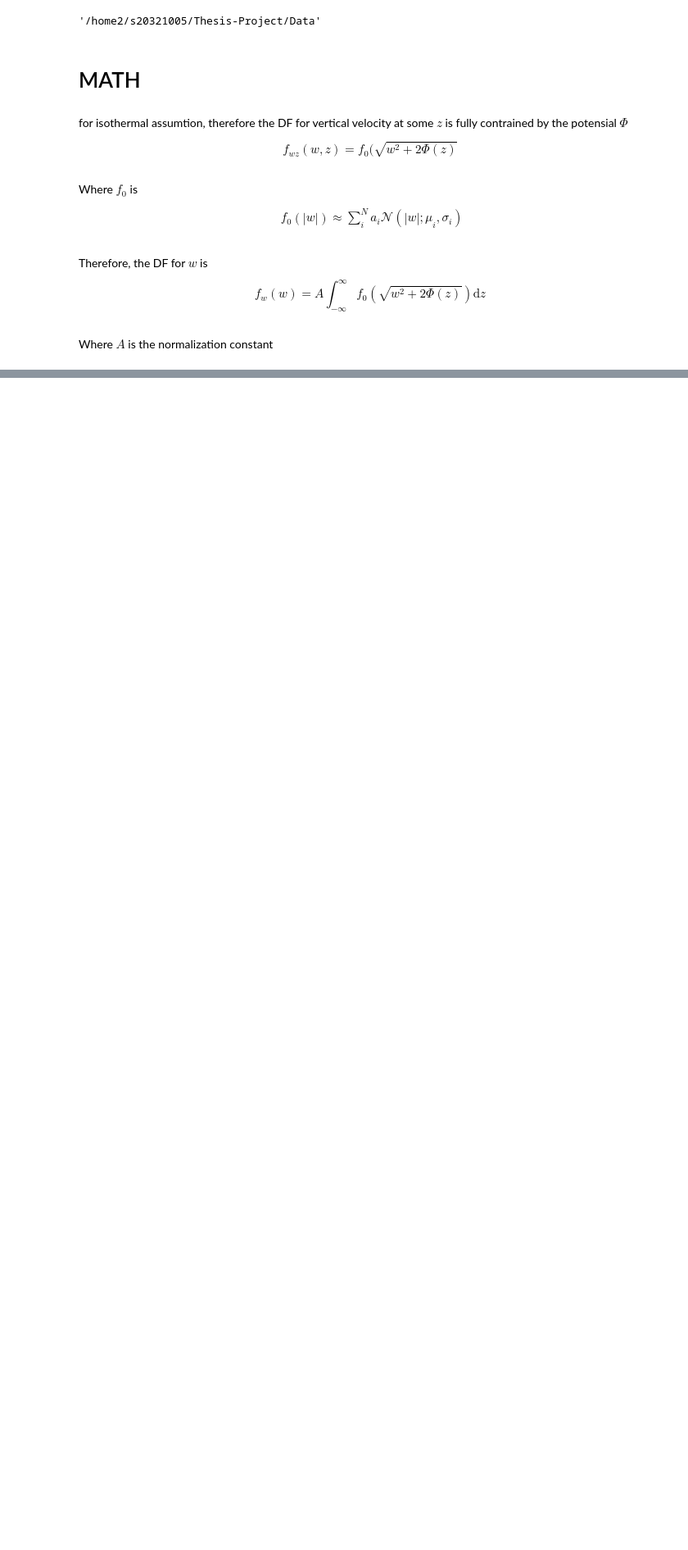
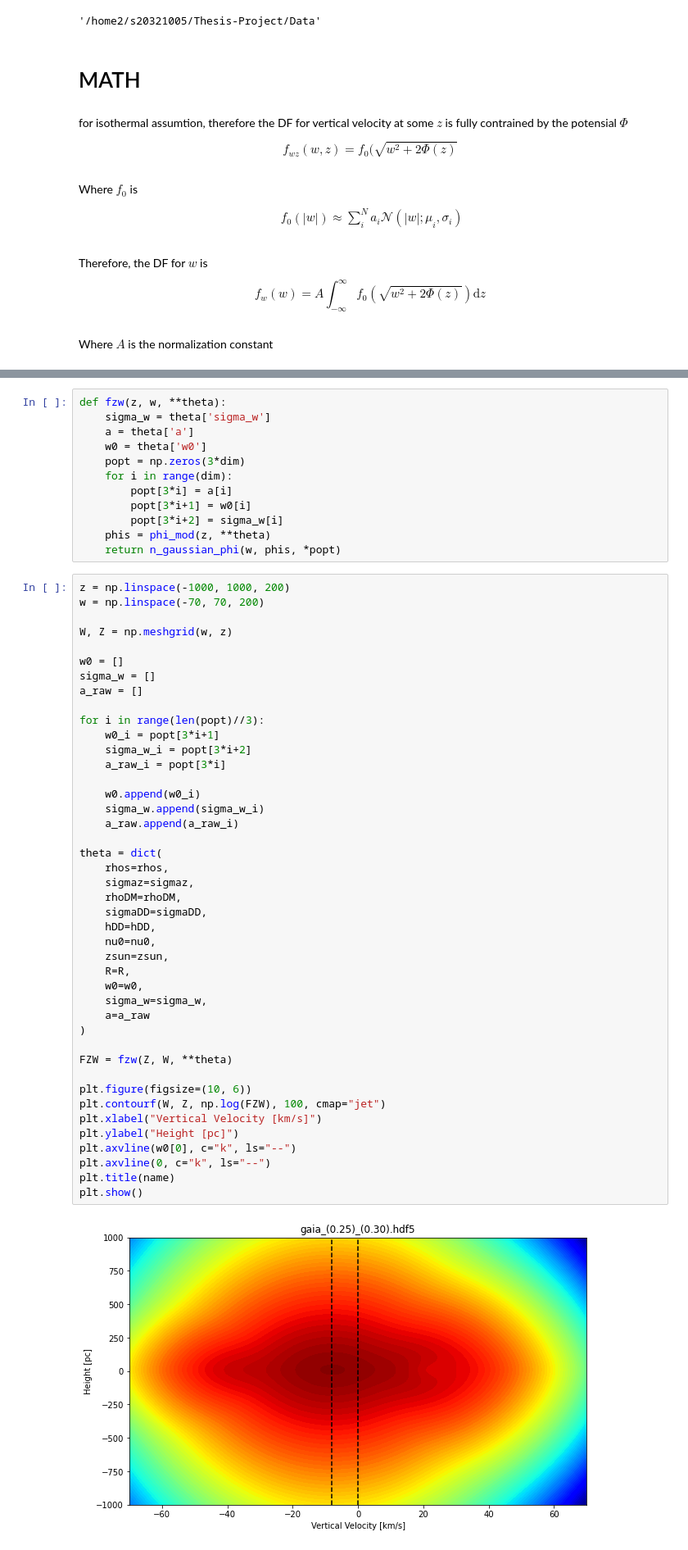
Before and after one commit to Alisyaifudin/Thesis-Project, a Jupyter notebook: 4_Gravity/4.2. VVD.ipynb, the cells around one changed output, grey strips where cells are left out. Shown at 82% size. Drawn from its saved outputs; the diff is of its cells as text; blank space fills up the shorter version.

```diff
--- a/4_Gravity/4.2. VVD.ipynb
+++ b/4_Gravity/4.2. VVD.ipynb
@@ -59,0 +161,57 @@ Where $A$ is the normalization constant
+# %%
+def fzw(z, w, **theta):
+    sigma_w = theta['sigma_w']
+    a = theta['a']
+    w0 = theta['w0']
+    popt = np.zeros(3*dim)
+    for i in range(dim):
+        popt[3*i] = a[i]
+        popt[3*i+1] = w0[i]
+        popt[3*i+2] = sigma_w[i]
+    phis = phi_mod(z, **theta)
+    return n_gaussian_phi(w, phis, *popt)
+# %%
+z = np.linspace(-1000, 1000, 200)
+w = np.linspace(-70, 70, 200)
+
+W, Z = np.meshgrid(w, z)
+
+w0 = []
+sigma_w = []
+a_raw = []
+
+for i in range(len(popt)//3):
+    w0_i = popt[3*i+1]
+    sigma_w_i = popt[3*i+2]
+    a_raw_i = popt[3*i]
+
+    w0.append(w0_i)
+    sigma_w.append(sigma_w_i)
+    a_raw.append(a_raw_i)
+
+theta = dict(
+    rhos=rhos,
+    sigmaz=sigmaz,
+    rhoDM=rhoDM,
+    sigmaDD=sigmaDD,
+    hDD=hDD,
+    nu0=nu0,
+    zsun=zsun,
+    R=R,
+    w0=w0,
+    sigma_w=sigma_w,
+    a=a_raw
+)
+
+FZW = fzw(Z, W, **theta)
+
+plt.figure(figsize=(10, 6))
+plt.contourf(W, Z, np.log(FZW), 100, cmap="jet")
+plt.xlabel("Vertical Velocity [km/s]")
+plt.ylabel("Height [pc]")
+plt.axvline(w0[0], c="k", ls="--")
+plt.axvline(0, c="k", ls="--")
+plt.title(name)
+plt.show()
+# %% [output]
+[figure, added]
```
Also changed, not shown: parts of 10 cells of this notebook, 3 other files.
